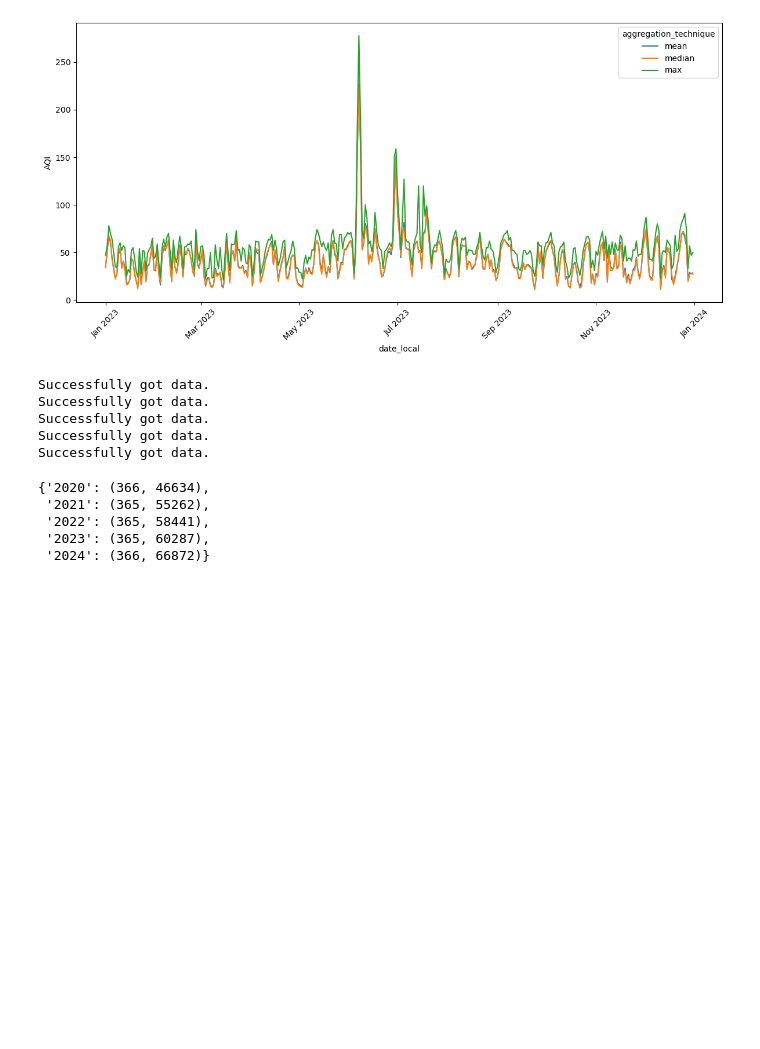
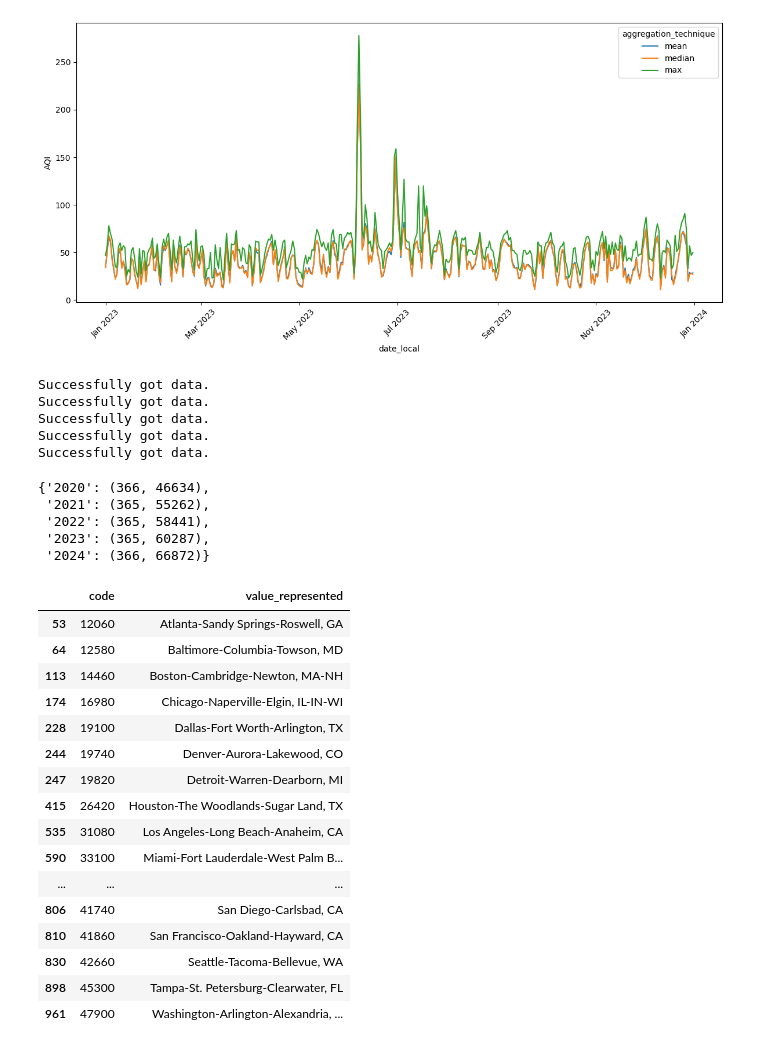
Before and after one commit to iherman10/aqi_geo_experiments, a Jupyter notebook: analysis.ipynb, the cells around one changed output. Cells and saved outputs as stored; diff of their text form; code cells hidden in the pictures; blank space fills up the shorter version.

Commit message:
update analysis notebook to comment out unused code and add top 20 CBSA data

```diff
--- a/analysis.ipynb
+++ b/analysis.ipynb
@@ -277,3 +278,30 @@ Successfully got data.
  '2022': (365, 58441),
  '2023': (365, 60287),
  '2024': (366, 66872)}
+# %%
+# Select top 20 CBSAs (population size) for analysis, make sure they exist in AQS data
+
+cbsa['code'] = cbsa['code'].astype(int)
+
+top_20_cbsa = pd.read_csv('data/top_20_cbsa.csv', header=0)
+top_20_cbsa = list(top_20_cbsa['code'])
+
+cbsa[cbsa['code'].isin(top_20_cbsa)].sort_values('value_represented')
+# %% [output]
+|  | code | value_represented |
+| 53 | 12060 | Atlanta-Sandy Springs-Roswell, GA |
+| 64 | 12580 | Baltimore-Columbia-Towson, MD |
+| 113 | 14460 | Boston-Cambridge-Newton, MA-NH |
+| 174 | 16980 | Chicago-Naperville-Elgin, IL-IN-WI |
+| 228 | 19100 | Dallas-Fort Worth-Arlington, TX |
+| 244 | 19740 | Denver-Aurora-Lakewood, CO |
+| 247 | 19820 | Detroit-Warren-Dearborn, MI |
+| 415 | 26420 | Houston-The Woodlands-Sugar Land, TX |
+| 535 | 31080 | Los Angeles-Long Beach-Anaheim, CA |
+| 590 | 33100 | Miami-Fort Lauderdale-West Palm B... |
+| ... | ... | ... |
+| 806 | 41740 | San Diego-Carlsbad, CA |
+| 810 | 41860 | San Francisco-Oakland-Hayward, CA |
+| 830 | 42660 | Seattle-Tacoma-Bellevue, WA |
+| 898 | 45300 | Tampa-St. Petersburg-Clearwater, FL |
+| 961 | 47900 | Washington-Arlington-Alexandria, ... |
```
Also changed, not shown: parts of 2 cells of this notebook, 1 other file.
